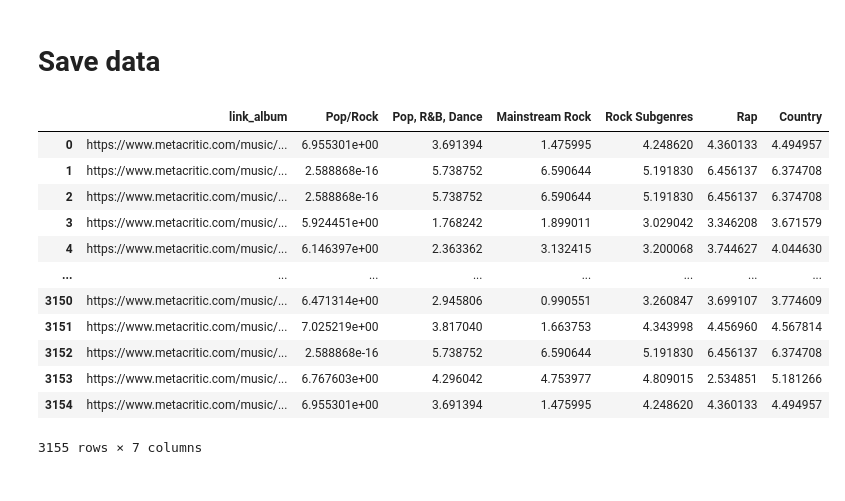
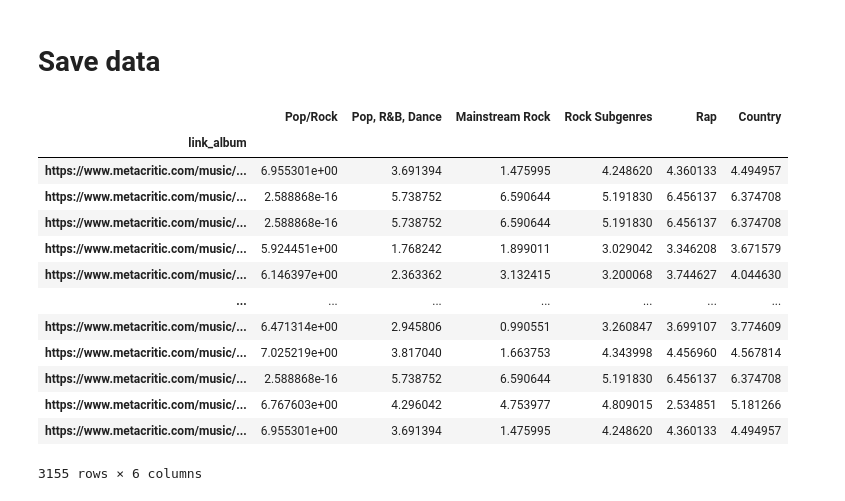
Before and after one commit to wainejr/CSB53, a Jupyter notebook: notebooks/genres_clusters_analysis.ipynb, the cells around one changed output. Drawn from its saved outputs; the diff is of its cells as text; code cells hidden in the pictures.

```diff
--- a/notebooks/genres_clusters_analysis.ipynb
+++ b/notebooks/genres_clusters_analysis.ipynb
@@ -404,44 +404,47 @@ from scipy.spatial import distance
 
 # Dictionary with data to save
 dct_albums_cluster_dist = {"link_album": []}
 # Cluster to measure distance
 for c in genres_cluster:
     dct_albums_cluster_dist[c] = []
 
 # For each album
 for idx, row in df_genres_albums.iterrows():
     link_album, genres = row["link_album"], row["genres"]
     if(genres is None):
         continue
     album_pos = get_genres_pos(genres)
     if(album_pos is None):
         continue
     album_distances = {}
     # For each cluster, measure euclidean distance from genre
     for c, val in genres_cluster.items():
         center = val["center"]
         cluster_distance = distance.euclidean(center, album_pos)
         album_distances[c] = cluster_distance
 
     # Add data to dictionary
     dct_albums_cluster_dist["link_album"].append(link_album)
     for c, val in album_distances.items():
         dct_albums_cluster_dist[c].append(album_distances[c])
 
 df_albums_cluster_dist = pd.DataFrame.from_dict(dct_albums_cluster_dist)
+df_albums_cluster_dist = df_albums_cluster_dist.reset_index(drop=True)
+df_albums_cluster_dist = df_albums_cluster_dist.set_index("link_album")
 df_albums_cluster_dist
 # %% [output]
-|  | link_album | Pop/Rock | Pop, R&B, Dance | Mainstream Rock | Rock Subgenres | Rap | Country |
-| 0 | https://www.metacritic.com/music/... | 6.955301e+00 | 3.691394 | 1.475995 | 4.248620 | 4.360133 | 4.494957 |
-| 1 | https://www.metacritic.com/music/... | 2.588868e-16 | 5.738752 | 6.590644 | 5.191830 | 6.456137 | 6.374708 |
-| 2 | https://www.metacritic.com/music/... | 2.588868e-16 | 5.738752 | 6.590644 | 5.191830 | 6.456137 | 6.374708 |
-| 3 | https://www.metacritic.com/music/... | 5.924451e+00 | 1.768242 | 1.899011 | 3.029042 | 3.346208 | 3.671579 |
-| 4 | https://www.metacritic.com/music/... | 6.146397e+00 | 2.363362 | 3.132415 | 3.200068 | 3.744627 | 4.044630 |
-| ... | ... | ... | ... | ... | ... | ... | ... |
-| 3150 | https://www.metacritic.com/music/... | 6.471314e+00 | 2.945806 | 0.990551 | 3.260847 | 3.699107 | 3.774609 |
-| 3151 | https://www.metacritic.com/music/... | 7.025219e+00 | 3.817040 | 1.663753 | 4.343998 | 4.456960 | 4.567814 |
-| 3152 | https://www.metacritic.com/music/... | 2.588868e-16 | 5.738752 | 6.590644 | 5.191830 | 6.456137 | 6.374708 |
-| 3153 | https://www.metacritic.com/music/... | 6.767603e+00 | 4.296042 | 4.753977 | 4.809015 | 2.534851 | 5.181266 |
-| 3154 | https://www.metacritic.com/music/... | 6.955301e+00 | 3.691394 | 1.475995 | 4.248620 | 4.360133 | 4.494957 |
+|  | Pop/Rock | Pop, R&B, Dance | Mainstream Rock | Rock Subgenres | Rap | Country |
+| link_album |  |  |  |  |  |  |
+| https://www.metacritic.com/music/... | 6.955301e+00 | 3.691394 | 1.475995 | 4.248620 | 4.360133 | 4.494957 |
+| https://www.metacritic.com/music/... | 2.588868e-16 | 5.738752 | 6.590644 | 5.191830 | 6.456137 | 6.374708 |
+| https://www.metacritic.com/music/... | 2.588868e-16 | 5.738752 | 6.590644 | 5.191830 | 6.456137 | 6.374708 |
+| https://www.metacritic.com/music/... | 5.924451e+00 | 1.768242 | 1.899011 | 3.029042 | 3.346208 | 3.671579 |
+| https://www.metacritic.com/music/... | 6.146397e+00 | 2.363362 | 3.132415 | 3.200068 | 3.744627 | 4.044630 |
+| ... | ... | ... | ... | ... | ... | ... |
+| https://www.metacritic.com/music/... | 6.471314e+00 | 2.945806 | 0.990551 | 3.260847 | 3.699107 | 3.774609 |
+| https://www.metacritic.com/music/... | 7.025219e+00 | 3.817040 | 1.663753 | 4.343998 | 4.456960 | 4.567814 |
+| https://www.metacritic.com/music/... | 2.588868e-16 | 5.738752 | 6.590644 | 5.191830 | 6.456137 | 6.374708 |
+| https://www.metacritic.com/music/... | 6.767603e+00 | 4.296042 | 4.753977 | 4.809015 | 2.534851 | 5.181266 |
+| https://www.metacritic.com/music/... | 6.955301e+00 | 3.691394 | 1.475995 | 4.248620 | 4.360133 | 4.494957 |
-3155 rows × 7 columns
+3155 rows × 6 columns
 # %%
```
Also changed, not shown: parts of 1 cell of this notebook, 1 other file.
